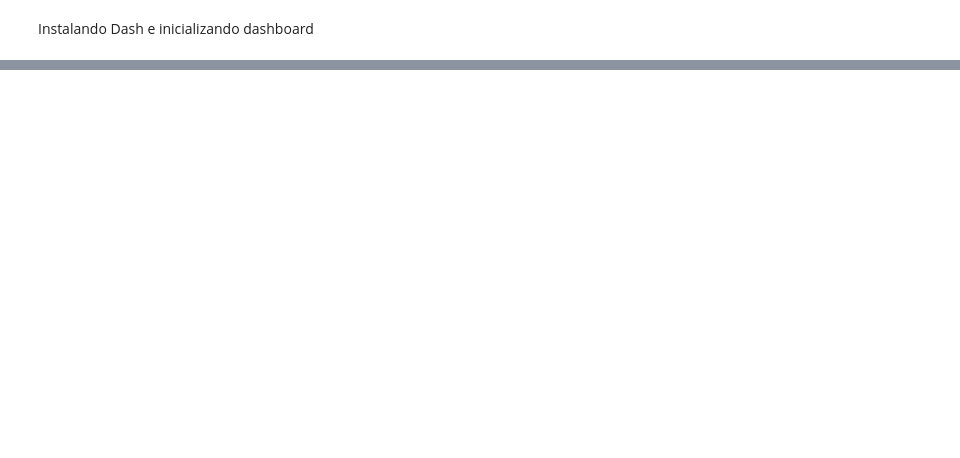
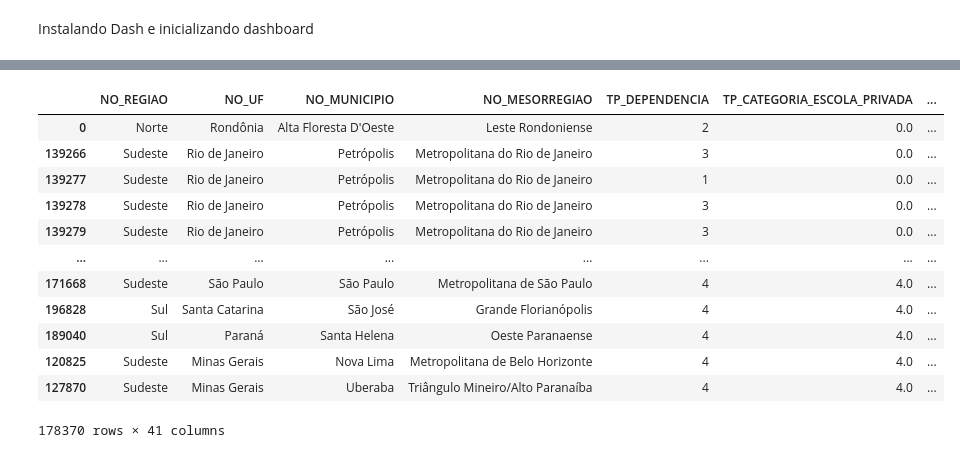
Before and after one commit to analluvias/dashboard, a Jupyter notebook: dash.ipynb, the cells around one changed output, grey strips where cells are left out. Cells and saved outputs as stored; diff of their text form; code cells hidden in the pictures; blank space fills up the shorter version.

```diff
--- a/dash.ipynb
+++ b/dash.ipynb
@@ -116,6 +135,22 @@ Note: you may need to restart the kernel to use updated packages.
 # %%
 from dash import Dash,html,dcc
 import plotly.express as px
+# %%
+df.sort_values(["TP_CATEGORIA_ESCOLA_PRIVADA"])
+# %% [output]
+|  | NO_REGIAO | NO_UF | NO_MUNICIPIO | NO_MESORREGIAO | TP_DEPENDENCIA | TP_CATEGORIA_ESCOLA_PRIVADA | ... |
+| 0 | Norte | Rondônia | Alta Floresta D'Oeste | Leste Rondoniense | 2 | 0.0 | ... |
+| 139266 | Sudeste | Rio de Janeiro | Petrópolis | Metropolitana do Rio de Janeiro | 3 | 0.0 | ... |
+| 139277 | Sudeste | Rio de Janeiro | Petrópolis | Metropolitana do Rio de Janeiro | 1 | 0.0 | ... |
+| 139278 | Sudeste | Rio de Janeiro | Petrópolis | Metropolitana do Rio de Janeiro | 3 | 0.0 | ... |
+| 139279 | Sudeste | Rio de Janeiro | Petrópolis | Metropolitana do Rio de Janeiro | 3 | 0.0 | ... |
+| ... | ... | ... | ... | ... | ... | ... | ... |
+| 171668 | Sudeste | São Paulo | São Paulo | Metropolitana de São Paulo | 4 | 4.0 | ... |
+| 196828 | Sul | Santa Catarina | São José | Grande Florianópolis | 4 | 4.0 | ... |
+| 189040 | Sul | Paraná | Santa Helena | Oeste Paranaense | 4 | 4.0 | ... |
+| 120825 | Sudeste | Minas Gerais | Nova Lima | Metropolitana de Belo Horizonte | 4 | 4.0 | ... |
+| 127870 | Sudeste | Minas Gerais | Uberaba | Triângulo Mineiro/Alto Paranaíba | 4 | 4.0 | ... |
+178370 rows × 41 columns
 # %%
 
 app = Dash(__name__)
```
Also changed, not shown: parts of 4 cells of this notebook.
